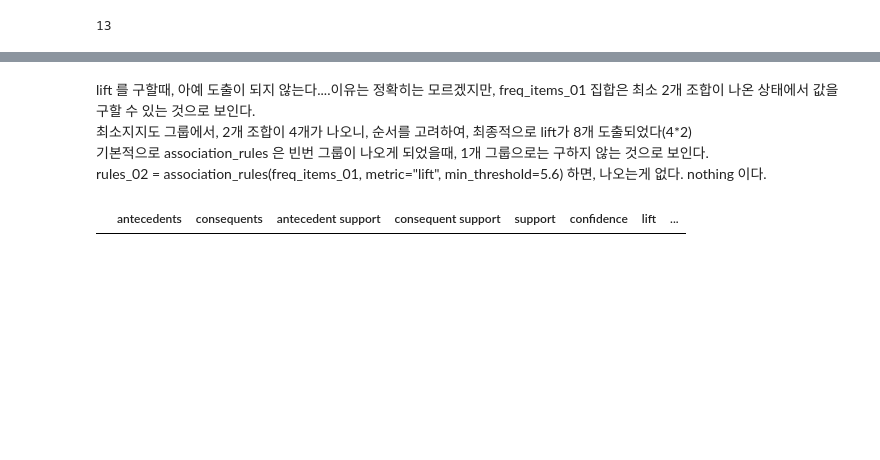
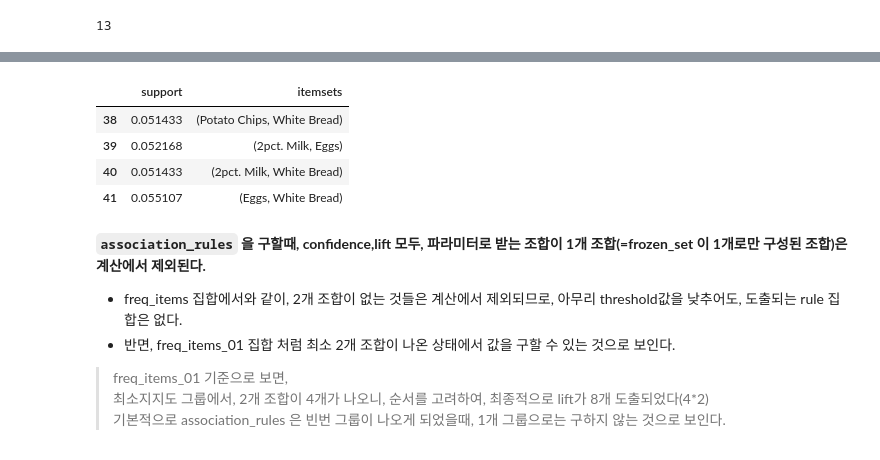
Before and after one commit to cypision/Alchemy-in-MLDL, a Jupyter notebook: ML_Area/Association_Rule.ipynb, the cells around one changed output, grey strips where cells are left out. Cells and saved outputs as stored; diff of their text form; code cells hidden in the pictures; blank space fills up the shorter version.

```diff
--- a/ML_Area/Association_Rule.ipynb
+++ b/ML_Area/Association_Rule.ipynb
@@ -589,5 +641,18 @@ rules_01
+# %%
+## 참고 : freq_items_01 에서, 2개집합 항목으로 구성된 물품들 (support : 0.05)
+freq_items_01[freq_items_01.itemsets.apply(lambda x : len(list(x))) > 1]
+# %% [output]
+|  | support | itemsets |
+| 38 | 0.051433 | (Potato Chips, White Bread) |
+| 39 | 0.052168 | (2pct. Milk, Eggs) |
+| 40 | 0.051433 | (2pct. Milk, White Bread) |
+| 41 | 0.055107 | (Eggs, White Bread) |
 # %% [markdown]
-lift 를 구할때, 아예 도출이 되지 않는다....이유는 정확히는 모르겠지만, freq_items_01 집합은 최소 2개 조합이 나온 상태에서 값을 구할 수 있는 것으로 보인다.
+__`association_rules` 을 구할때, confidence,lift 모두, 파라미터로 받는 조합이 1개 조합(=frozen_set 이 1개로만 구성된 조합)은 계산에서 제외된다.__
+
+- freq_items 집합에서와 같이, 2개 조합이 없는 것들은 계산에서 제외되므로, 아무리 threshold값을 낮추어도, 도출되는 rule 집합은 없다.
+- 반면, freq_items_01 집합 처럼 최소 2개 조합이 나온 상태에서 값을 구할 수 있는 것으로 보인다.
+
+> freq_items_01 기준으로 보면,
 최소지지도 그룹에서, 2개 조합이 4개가 나오니, 순서를 고려하여, 최종적으로 lift가 8개 도출되었다(4*2)
 기본적으로  association_rules 은 빈번 그룹이 나오게 되었을때, 1개 그룹으로는 구하지 않는 것으로 보인다.
-rules_02 = association_rules(freq_items_01, metric="lift", min_threshold=5.6) 하면, 나오는게 없다. nothing 이다.
@@ -596,4 +658,0 @@ rules_02 = association_rules(freq_items_01, metric="lift", min_threshold=5.6)
-# %%
-rules_02
-# %% [output]
-|  | antecedents | consequents | antecedent support | consequent support | support | confidence | lift | ... |
```
Also changed, not shown: parts of 17 cells of this notebook.
